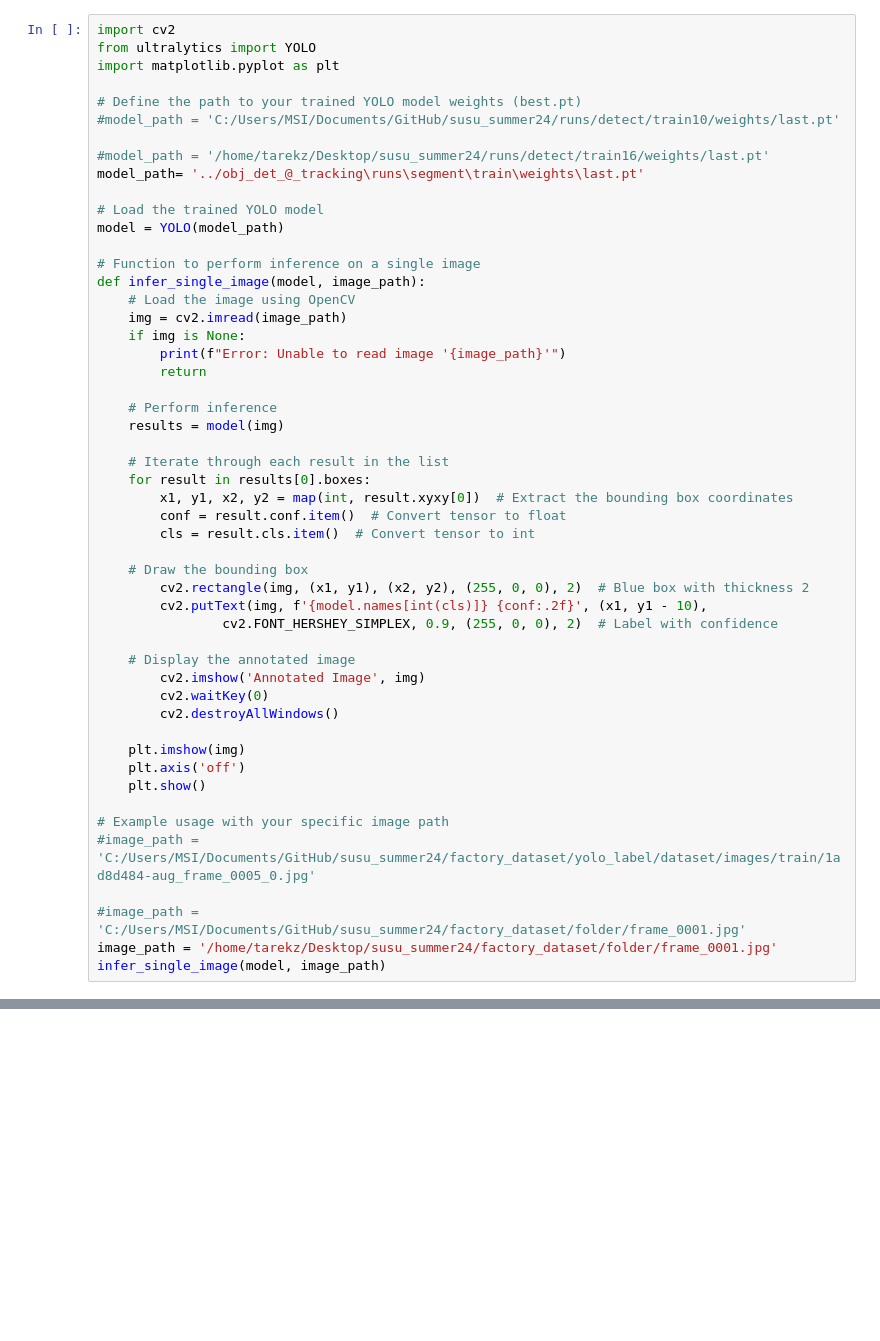
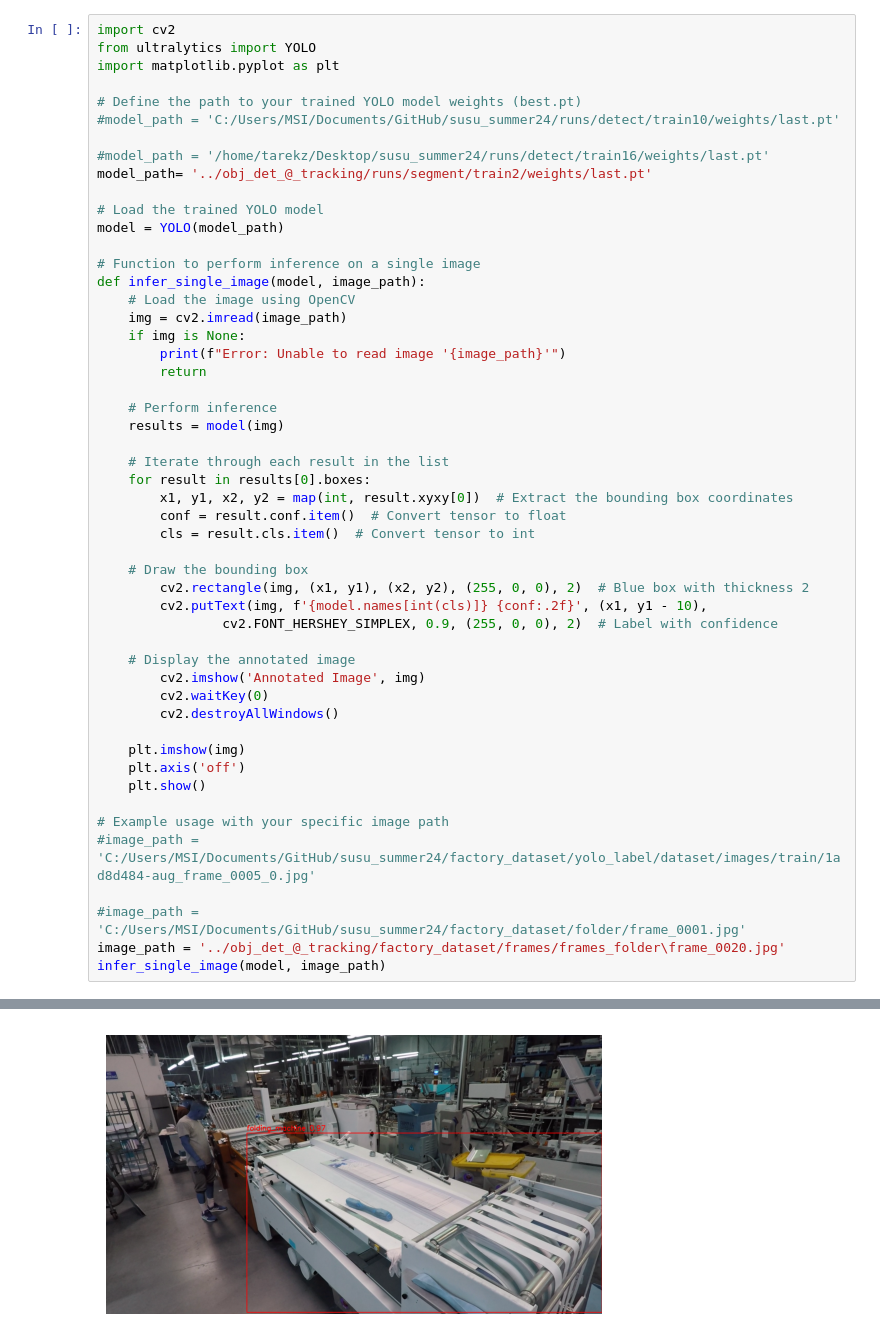
Before and after one commit to tarekbzahid/susu_summer24, a Jupyter notebook: obj_det_@_tracking/infer.ipynb, the cells around one changed output, grey strips where cells are left out. Drawn from its saved outputs; the diff is of its cells as text; blank space fills up the shorter version.

```diff
--- a/obj_det_@_tracking/infer.ipynb
+++ b/obj_det_@_tracking/infer.ipynb
@@ -7,7 +7,7 @@ import matplotlib.pyplot as plt
 #model_path = 'C:/Users/MSI/Documents/GitHub/susu_summer24/runs/detect/train10/weights/last.pt'
 
 #model_path = '/home/tarekz/Desktop/susu_summer24/runs/detect/train16/weights/last.pt'
-model_path= '../obj_det_@_tracking\runs\segment\train\weights\last.pt'
+model_path= '../obj_det_@_tracking/runs/segment/train2/weights/last.pt'
 
 # Load the trained YOLO model
 model = YOLO(model_path)
@@ -47,6 +47,6 @@ def infer_single_image(model, image_path):
 #image_path = 'C:/Users/MSI/Documents/GitHub/susu_summer24/factory_dataset/yolo_label/dataset/images/train/1ad8d484-aug_frame_0005_0.jpg'
 
 #image_path = 'C:/Users/MSI/Documents/GitHub/susu_summer24/factory_dataset/folder/frame_0001.jpg'
-image_path = '/home/tarekz/Desktop/susu_summer24/factory_dataset/folder/frame_0001.jpg'
+image_path = '../obj_det_@_tracking/factory_dataset/frames/frames_folder\frame_0020.jpg'
 infer_single_image(model, image_path)
 # %% [output]
@@ -53,0 +55 @@ OSError: [Errno 22] Invalid argument: '..\\obj_det_@_tracking\runs\\segment\trai
+[figure, added]
```
Also changed, not shown: parts of 4 cells of this notebook, 40 other files.
